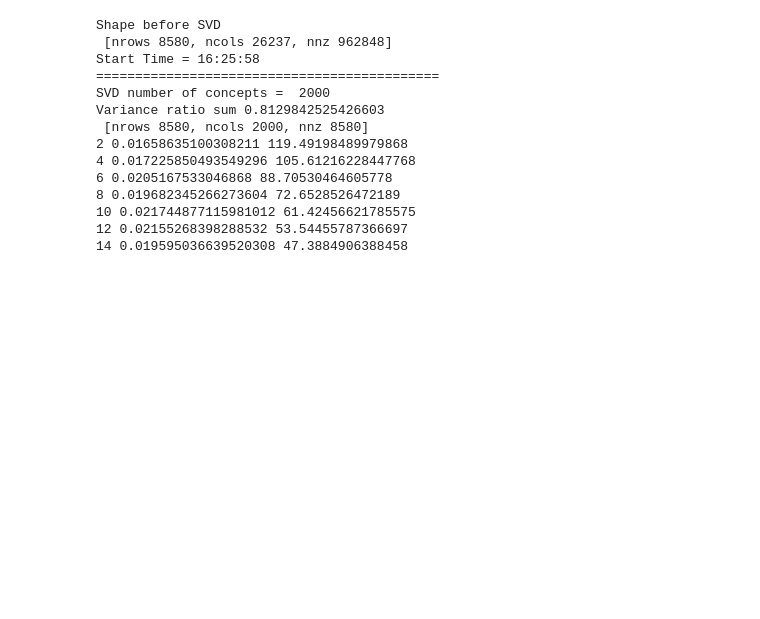
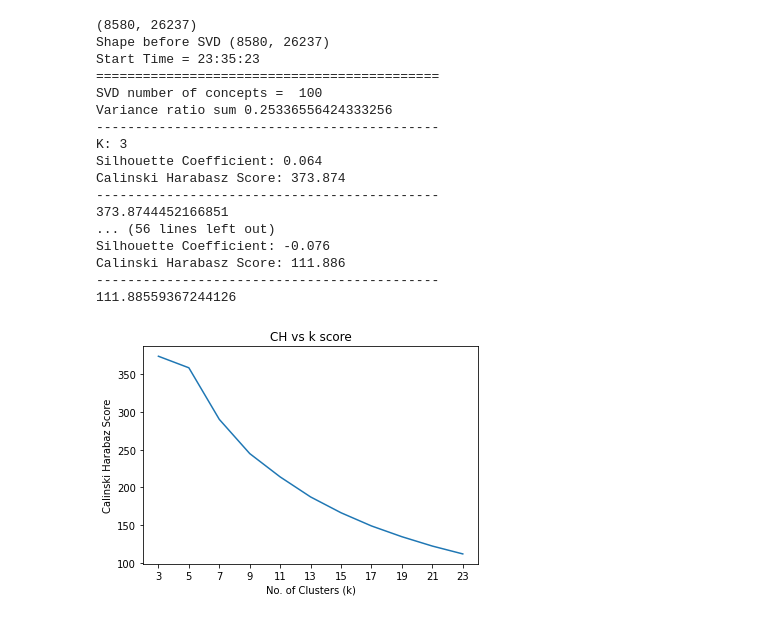
Before and after one commit to sandeshgupta/BisectingKMeans, a Jupyter notebook: BisectingKMeans.ipynb, the cells around one changed output. Saved outputs shown, nothing was run; the diff lists cells and outputs as text; code cells hidden in the pictures; blank space fills up the shorter version.

Commit message:
Bisecting K-means, NMI = 0.67

```diff
--- a/BisectingKMeans.ipynb
+++ b/BisectingKMeans.ipynb
@@ -136,0 +54,18 @@ def BisectingKMeans(mat4, k_start, k_end, step):
+# %%
+#pre-processing
+#Filter labels with length <= 3 and is present in stop words collection
+
+import nltk
+from nltk.corpus import stopwords
+
+def getValidWords():
+    stop_words = stopwords.words('english')
+    with open("train.clabel", "r", encoding="utf8") as fh:
+        labels = {}
+#         print(len(fh.readlines()))
+        for idx, word in enumerate(fh.readlines()):
+            if len(word.rstrip()) < 4 or word.rstrip() in stop_words:
+                continue
+            labels[str(idx+1)] = word.rstrip()
+    return labels
+    # print(labels)
@@ -165,45 +148,58 @@ def print_internal_metrics(mat, labels_dict):
 # %%
 import numpy as np
 from sklearn.datasets import make_blobs
 from sklearn.decomposition import TruncatedSVD
 from sklearn.feature_extraction.text import TfidfTransformer
 from datetime import datetime
 
-
+#Read the file
 with open("train.dat", "r", encoding="utf8") as fh:
     rows = fh.readlines()
 
-mat1 = build_matrix_1(rows, labels)
+#Select valid words
+valid_words = getValidWords()
 
+#build csr matrix from valid words only
+mat1 = build_matrix_1(rows, valid_words)
+print(mat1.shape)
+
+# TF-IDF transform to normalise the matrix
 tfidf_transformer=TfidfTransformer(smooth_idf=True,use_idf=True)
 tf_idf_vector=tfidf_transformer.fit(mat1).transform(mat1)
-print('Shape before SVD')
-csr_info(tf_idf_vector)
-14
+
+#print CST information
+print('Shape before SVD', tf_idf_vector.shape)
+
 print("Start Time =", datetime.now().strftime("%H:%M:%S"))
-components = 4500
-while components < 4501:
+
+components = 100
+while components < 101:
     print('============================================')
     print('SVD number of concepts = ', components)
     tsvd = TruncatedSVD(n_components=components)
     mat4 = tsvd.fit(tf_idf_vector).transform(tf_idf_vector)
     print('Variance ratio sum', tsvd.explained_variance_ratio_.sum())
-    csr_info(mat4)
-    finalClusterLabels = BisectingKMeans(mat4, 14, 14, 2)
-    components += 500
+    finalClusterLabels = BisectingKMeans(mat4, 3, 23, 2)
+    components += 50
+    print('============================================')
+
 print("End Time =", datetime.now().strftime("%H:%M:%S"))
 # %% [output]
-Shape before SVD
- [nrows 8580, ncols 26237, nnz 962848]
-Start Time = 16:25:58
+(8580, 26237)
+Shape before SVD (8580, 26237)
+Start Time = 23:35:23
 ============================================
-SVD number of concepts =  2000
-Variance ratio sum 0.8129842525426603
- [nrows 8580, ncols 2000, nnz 8580]
-2 0.01658635100308211 119.49198489979868
-4 0.017225850493549296 105.61216228447768
-6 0.0205167533046868 88.70530464605778
-8 0.019682345266273604 72.6528526472189
-10 0.021744877115981012 61.42456621785575
-12 0.02155268398288532 53.54455787366697
-14 0.019595036639520308 47.3884906388458
+SVD number of concepts =  100
+Variance ratio sum 0.25336556424333256
+--------------------------------------------
+K: 3
+Silhouette Coefficient: 0.064
+Calinski Harabasz Score: 373.874
+--------------------------------------------
+373.8744452166851
+... (56 lines left out)
+Silhouette Coefficient: -0.076
+Calinski Harabasz Score: 111.886
+--------------------------------------------
+111.88559367244126
+[figure, added]
```
Also changed, not shown: parts of 11 cells of this notebook, 16 other files.
